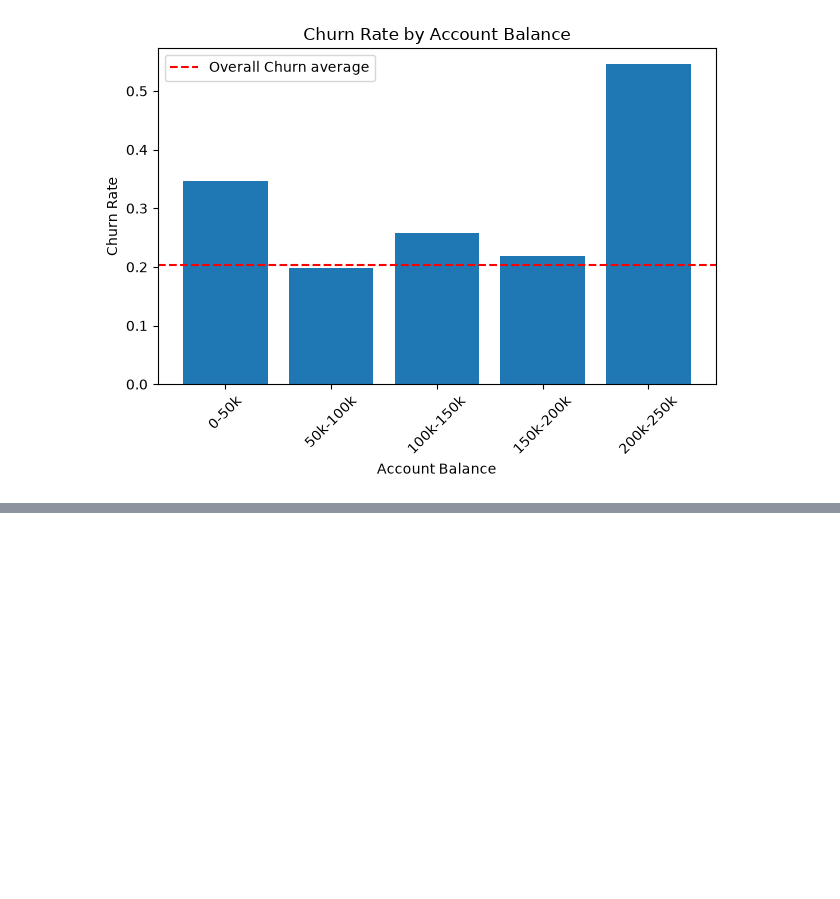
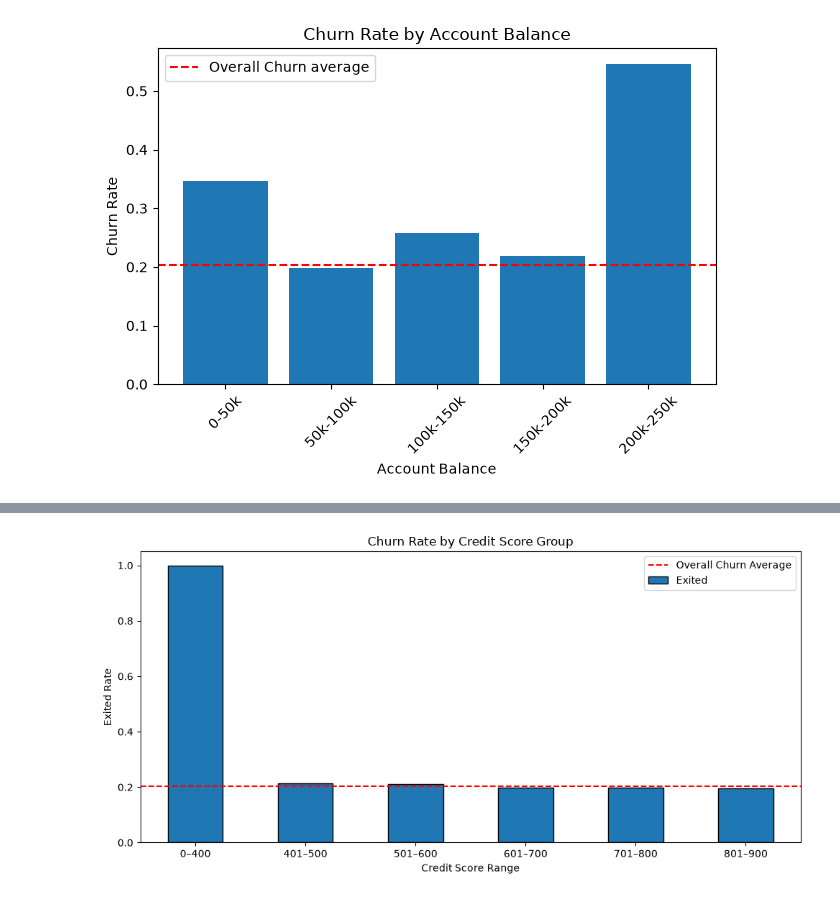
Before and after one commit to olaoluwacode/UD_Customer_Churn_Prediction, a Jupyter notebook: eda.ipynb, the cells around one changed output, grey strips where cells are left out. Saved outputs shown, nothing was run; the diff lists cells and outputs as text; code cells hidden in the pictures; blank space fills up the shorter version.

```diff
--- a/eda.ipynb
+++ b/eda.ipynb
@@ -327,0 +357,36 @@ KeyboardInterrupt:
+# %%
+import pandas as pd
+import matplotlib.pyplot as plt
+
+# Compress CreditScore into ranges
+da["CreditScore_Group"] = pd.cut(
+    da["CreditScore"],
+    bins=[0, 400, 500, 600, 700, 800, 900],
+    labels=["0–400", "401–500", "501–600",
+            "601–700", "701–800", "801–900"]
+)
+
+# Calculate average churn rate for each range
+churn_rate = da.groupby(
+    "CreditScore_Group", observed=False
+)["Exited"].mean()
+
+# Plot
+ax = churn_rate.plot(kind="bar", figsize=(10, 5), edgecolor="black")
+
+plt.axhline(
+    da["Exited"].mean(),
+    color="red",
+    linestyle="--",
+    label="Overall Churn Average"
+)
+
+plt.ylabel("Exited Rate")
+plt.xlabel("Credit Score Range")
+plt.title("Churn Rate by Credit Score Group")
+plt.xticks(rotation=0)
+plt.legend()
+plt.tight_layout()
+plt.show()
+# %% [output]
+[figure, added]
```
Also changed, not shown: parts of 3 cells of this notebook.
